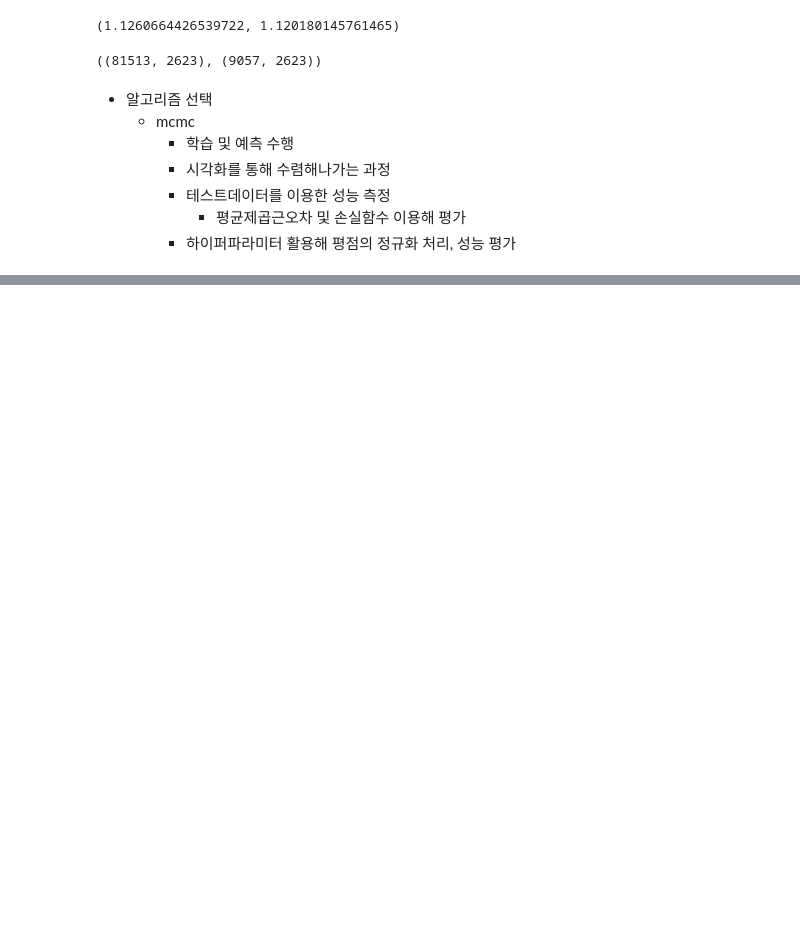
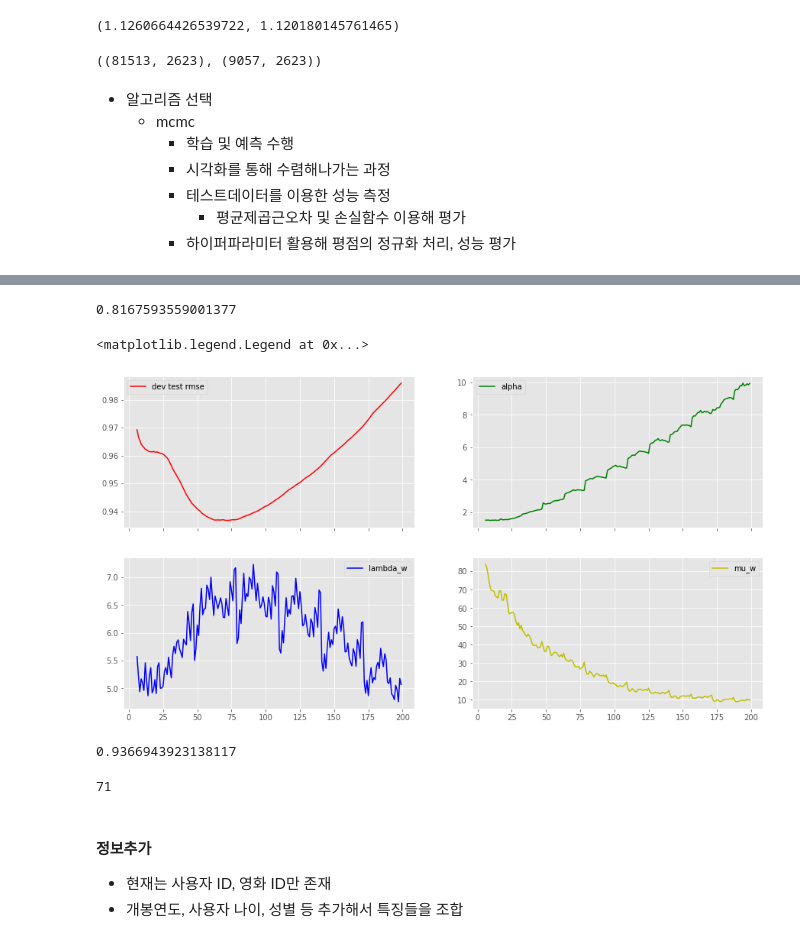
Before and after one commit to cr2w59/ML-study, a Jupyter notebook: ml/notebook/6. 지도학습의 회귀 분석 손실함수_평균제곱근오차사용하여 평가.ipynb, the cells around one changed output, grey strips where cells are left out. Drawn from its saved outputs; the diff is of its cells as text; code cells hidden in the pictures; blank space fills up the shorter version.

```diff
--- a/ml/notebook/6. 지도학습의 회귀 분석 손실함수_평균제곱근오차사용하여 평가.ipynb
+++ b/ml/notebook/6. 지도학습의 회귀 분석 손실함수_평균제곱근오차사용하여 평가.ipynb
@@ -343,0 +533,9 @@ X_train.shape, X_dev_test.shape
+# %%
+scaler = StandardScaler()
+y_train_norm = scaler.fit_transform(y_train.reshape(-1,1)).ravel()
+# %%
+fm = mcmc.FMRegression(n_iter=300, rank=32, random_state=seed)
+y_pred = fm.fit_predict(X_train, y_train_norm, X_test)
+np.sqrt(mean_squared_error(y_pred, scaler.transform(test_y.reshape(-1,1))))
+# %% [output]
+0.8167593559001377
@@ -343,0 +545,50 @@ X_train.shape, X_dev_test.shape
+# %%
+# 하이퍼파라미터 고정, 평점 정규화 후 수렴 과정 확인
+ranks = 32
+seed = 123
+n_iter = 200
+step_size = 1
+
+fm = mcmc.FMRegression(n_iter=0, rank=rank, random_state=seed)
+y_pred = fm.fit_predict(X_train, y_train_norm, X_test)
+rmse_test = list()
+hyper_param = np.zeros( (n_iter-1, 2*rank+3), dtype=np.float64)
+for nr, i in enumerate(range(1, n_iter)):
+    fm.random_state = i * seed
+    y_pred = fm.fit_predict(X_train, y_train_norm, X_test, n_more_iter=step_size)
+    # 예측값을 되돌려서 y_test 원래값(1~5)으로 돌아오게
+    rmse_test.append( np.sqrt( mean_squared_error( scaler.inverse_transform(y_pred), test_y ) ) )
+    hyper_param[nr,:] = fm.hyper_param_
+
+# 시각화
+x = np.arange(1, n_iter) * step_size
+
+fig, axes = plt.subplots( nrows=2, ncols=2, sharex=True, figsize=(15,8) )
+
+skip_idx = 5
+axes[0,0].plot( x[skip_idx:], rmse_test[skip_idx:], label='dev test rmse', color='r' )
+axes[0,1].plot( x[skip_idx:], hyper_param[skip_idx:, 0], label='alpha', color='g' )
+axes[1,0].plot( x[skip_idx:], hyper_param[skip_idx:, 1], label='lambda_w', color='b' )
+axes[1,1].plot( x[skip_idx:], hyper_param[skip_idx:, 3], label='mu_w', color='y' )
+
+axes[0,0].legend()
+axes[0,1].legend()
+axes[1,0].legend()
+axes[1,1].legend()
+# %% [output]
+<matplotlib.legend.Legend at 0x...>
+[figure, added]
+# %%
+# 최저값
+print( np.min(rmse_test) )
+# %% [output]
+0.9366943923138117
+# %%
+# y가 최저값일 때의 x값
+x[np.argmin(rmse_test)]
+# %% [output]
+71
+# %% [markdown]
+#### 정보추가
+- 현재는 사용자 ID, 영화 ID만 존재
+- 개봉연도, 사용자 나이, 성별 등 추가해서 특징들을 조합
```
Also changed, not shown: parts of 40 cells of this notebook, 7 other files.
